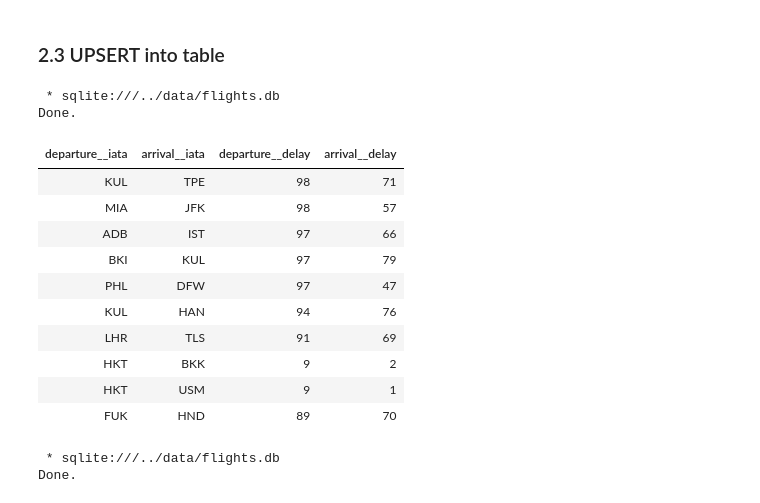
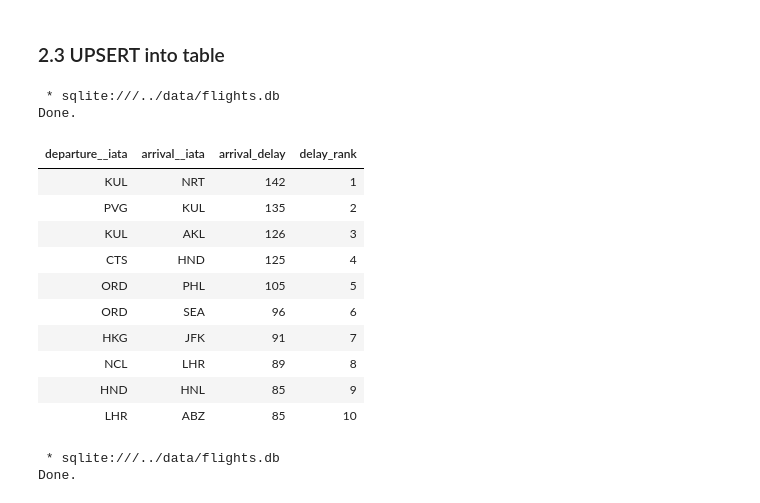
Before and after one commit to vykuang/mh-flight-logs, a Jupyter notebook: notebooks/mvp.ipynb, the cells around one changed output. Drawn from its saved outputs; the diff is of its cells as text; code cells hidden in the pictures.

```diff
--- a/notebooks/mvp.ipynb
+++ b/notebooks/mvp.ipynb
@@ -263,30 +263,29 @@ upsert_entries(entries, db_conn)
 # %%
 %%sql
 select
     departure__iata,
     arrival__iata,
-    departure__delay,
-    arrival__delay
-    --avg(departure__delay) avg_delay,
-    --count(*) num_flights
+    CAST(arrival__delay AS INTEGER) arrival_delay,
+    ROW_NUMBER() OVER (ORDER BY CAST(arrival__delay AS INTEGER) DESC) delay_rank
+    --avg(departure__delay) avg_delay
 from import_flight_records
 group by departure__iata, arrival__iata
-order by departure__delay desc
+order by arrival_delay desc
 limit 10;
 # %% [output]
  * sqlite:///../data/flights.db
 Done.
-| departure__iata | arrival__iata | departure__delay | arrival__delay |
-| KUL | TPE | 98 | 71 |
-| MIA | JFK | 98 | 57 |
-| ADB | IST | 97 | 66 |
-| BKI | KUL | 97 | 79 |
-| PHL | DFW | 97 | 47 |
-| KUL | HAN | 94 | 76 |
-| LHR | TLS | 91 | 69 |
-| HKT | BKK | 9 | 2 |
-| HKT | USM | 9 | 1 |
-| FUK | HND | 89 | 70 |
+| departure__iata | arrival__iata | arrival_delay | delay_rank |
+| KUL | NRT | 142 | 1 |
+| PVG | KUL | 135 | 2 |
+| KUL | AKL | 126 | 3 |
+| CTS | HND | 125 | 4 |
+| ORD | PHL | 105 | 5 |
+| ORD | SEA | 96 | 6 |
+| HKG | JFK | 91 | 7 |
+| NCL | LHR | 89 | 8 |
+| HND | HNL | 85 | 9 |
+| LHR | ABZ | 85 | 10 |
 # %%
 %%sql
 select count(*) num_delayed,
```
Also changed, not shown: parts of 8 cells of this notebook, 1 other file.
